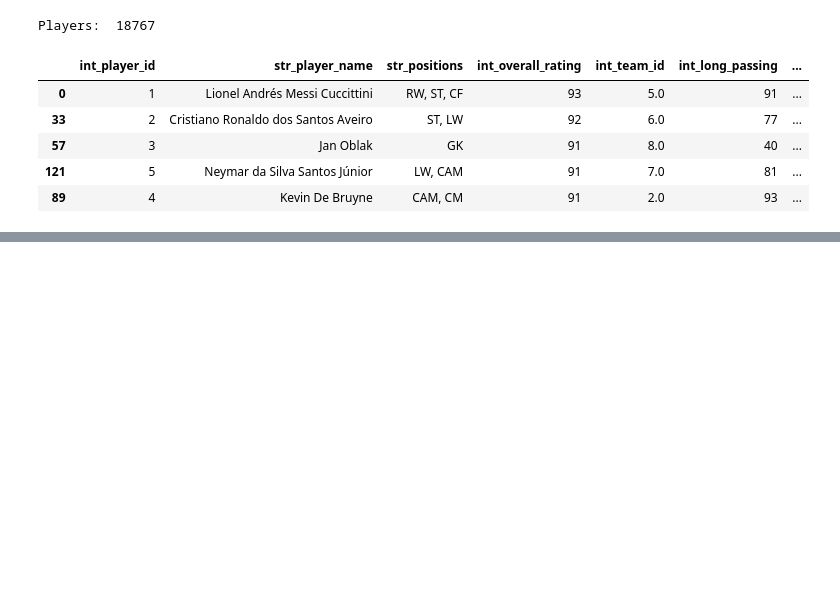
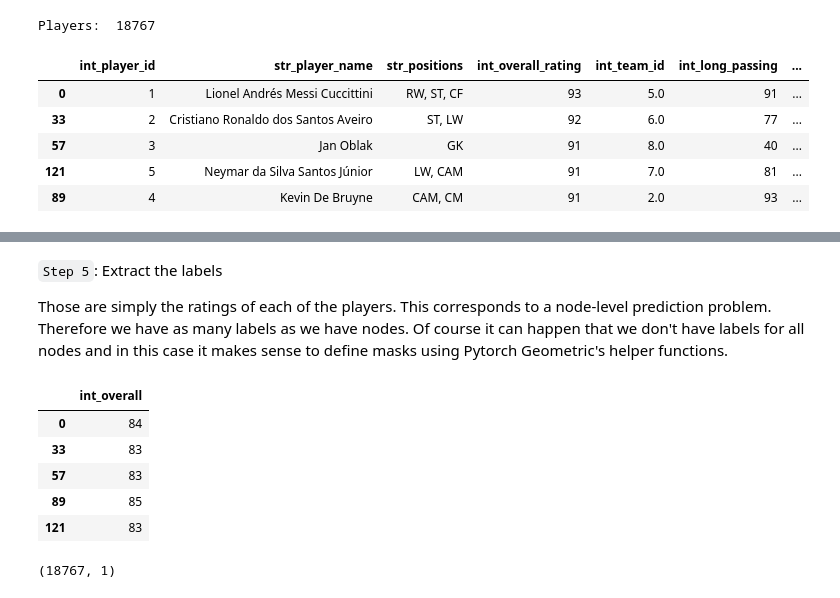
Before and after one commit to mirjunaid26/datascientist, a Jupyter notebook: ConvertingTabularDatasetToGraphDataset.ipynb, the cells around one changed output, grey strips where cells are left out. Drawn from its saved outputs; the diff is of its cells as text; code cells hidden in the pictures; blank space fills up the shorter version.

```diff
--- a/ConvertingTabularDatasetToGraphDataset.ipynb
+++ b/ConvertingTabularDatasetToGraphDataset.ipynb
@@ -71,0 +143,23 @@ Players:  18767
+# %% [markdown]
+`Step 5`: Extract the labels
+
+Those are simply the ratings of each of the players. This corresponds to a node-level prediction problem. Therefore we have as many labels as we have nodes. Of course it can happen that we don't have labels for all nodes and in this case it makes sense to define masks using Pytorch Geometric's helper functions.
+# %%
+# Sort to define the order of nodes
+sorted_df = fifa_df.sort_values(by="int_player_id")
+# Select node features
+labels = sorted_df[["int_overall"]]
+labels.head()
+# %% [output]
+|  | int_overall |
+| 0 | 84 |
+| 33 | 83 |
+| 57 | 83 |
+| 89 | 85 |
+| 121 | 83 |
+# %%
+# Convert to numpy
+y = labels.to_numpy()
+y.shape # [num_nodes, 1] --> node regression
+# %% [output]
+(18767, 1)
```
Also changed, not shown: parts of 21 cells of this notebook.
